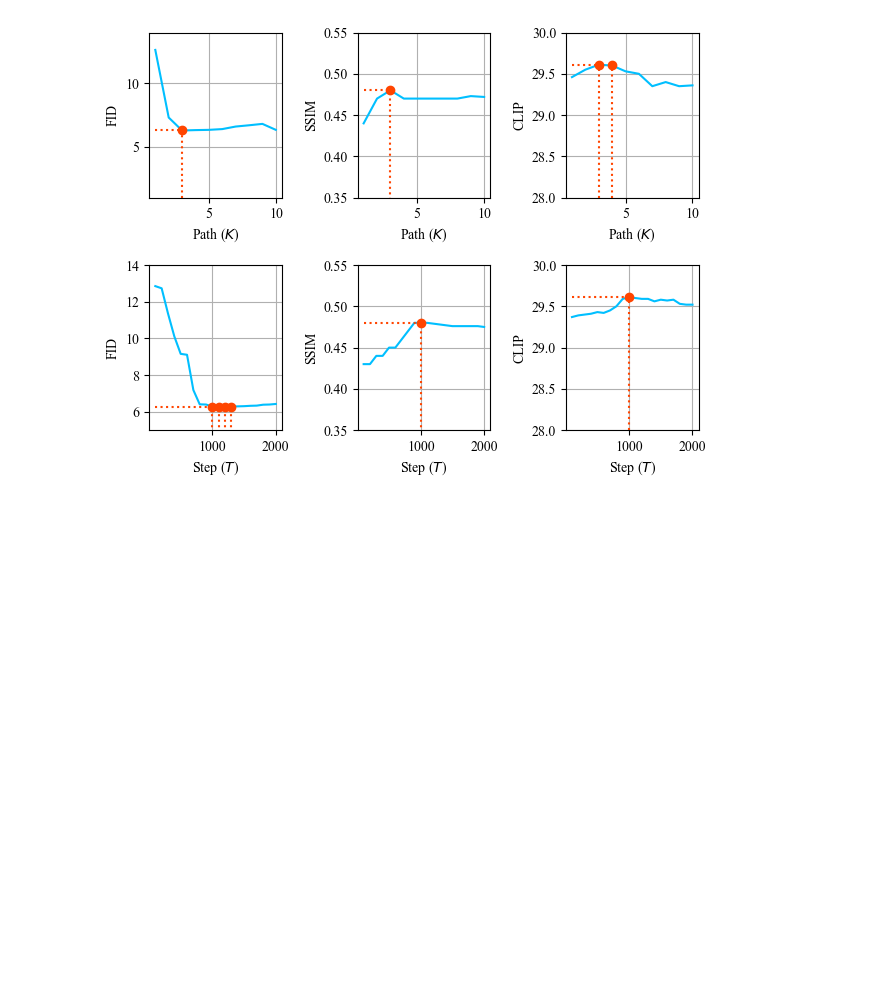
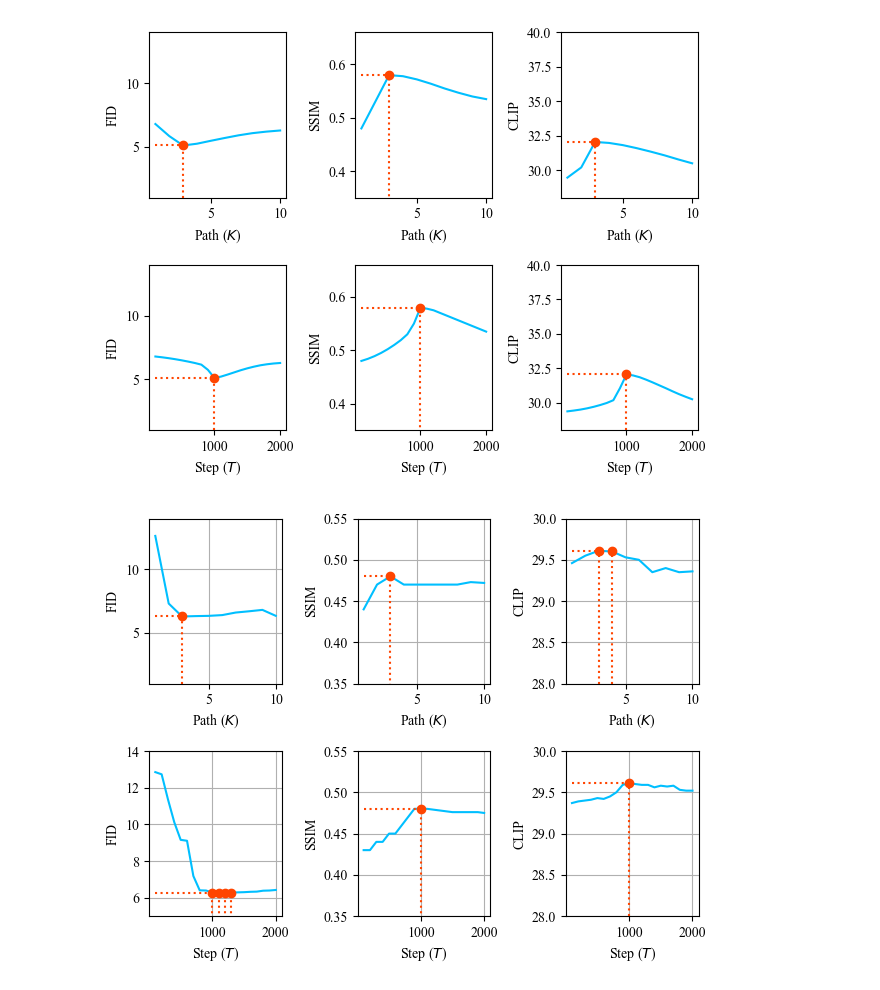
Before and after one commit to chinesebear/fuzzydiffusion, a Jupyter notebook: doc/param_analysis.ipynb, the cells around one changed output. Drawn from its saved outputs; the diff is of its cells as text; code cells hidden in the pictures; blank space fills up the shorter version.

```diff
--- a/doc/param_analysis.ipynb
+++ b/doc/param_analysis.ipynb
@@ -5,5 +5,105 @@ fm.fontManager.addfont('/usr/share/fonts/truetype/times.ttf')
 import matplotlib.pyplot as plt
 plt.rc('font',family='Times New Roman')
+# %%
+# CUB 200
+Path = [1,2,3,4,5,6,7,8,9,10]
+Rule = [100,200,300,400,500,600,700,800,900,1000,
+        1100,1200,1300,1400,1500,1600,1700,1800,1900,2000]
+FID = [6.80, 5.85, 5.11, 5.25, 5.48,
+       5.70, 5.91, 6.08, 6.20, 6.29]
+
+SSIM = [0.480, 0.530, 0.580, 0.578, 0.572,
+        0.564, 0.555, 0.547, 0.540, 0.535]
+
+CLIP = [29.46, 30.20, 32.05, 31.98, 31.82,
+        31.60, 31.35, 31.08, 30.78, 30.50]
+
+
+FID2 = [6.80, 6.74, 6.67, 6.59, 6.50,
+        6.40, 6.29, 6.16, 5.75, 5.11,
+        5.22, 5.38, 5.55, 5.72, 5.87,
+        6.00, 6.11, 6.19, 6.25, 6.29]
+
+SSIM2 = [0.480, 0.484, 0.489, 0.495, 0.502,
+         0.510, 0.519, 0.530, 0.550, 0.580,
+         0.578, 0.575, 0.570, 0.565, 0.560,
+         0.555, 0.550, 0.545, 0.540, 0.535]
+
+CLIP2 = [29.37, 29.43, 29.50, 29.59, 29.70,
+         29.83, 29.98, 30.18, 31.05, 32.05,
+         31.98, 31.85, 31.67, 31.47, 31.26,
+         31.05, 30.83, 30.62, 30.43, 30.25]
+
+fig, ((ax1,ax2,ax3),(ax4,ax5,ax6)) = plt.subplots(2,3)
+
+lcolor='deepskyblue'
+pcolor='orangered'
+
+ax1.plot(Path, FID, label="FID", color=lcolor)
+ax1.plot([3],[5.11], marker = 'o',color=pcolor)
+ax1.plot([1, 3], [5.11, 5.11], c=pcolor, linestyle='dotted')
+ax1.plot([3, 3], [1.0, 5.11], c=pcolor, linestyle='dotted')
+ax1.set_xlabel('Path (${K}$)') #设置x轴名称 x label
+ax1.set_ylabel('FID') #设置y轴名称 y label
+ax1.set_ylim(1.0,14.0)
+# ax1.grid()
+
+ax2.plot(Path, SSIM, label="SSIM", color=lcolor)
+ax2.plot([3],[0.58], marker = 'o',color=pcolor)
+ax2.plot([1, 3], [0.58, 0.58], c=pcolor, linestyle='dotted')
+ax2.plot([3, 3], [0, 0.58], c=pcolor, linestyle='dotted')
+ax2.set_xlabel('Path (${K}$)') #设置x轴名称 x label
+ax2.set_ylabel('SSIM') #设置y轴名称 y label
+ax2.set_ylim(0.35,0.66)
+# ax2.grid()
+
+ax3.plot(Path, CLIP, label="CLIP", color=lcolor)
+ax3.plot([3],[32.05], marker = 'o',color=pcolor)
+ax3.plot([1, 3], [32.05, 32.05], c=pcolor, linestyle='dotted')
+ax3.plot([3, 3], [28,32.05], c=pcolor, linestyle='dotted')
+ax3.set_xlabel('Path (${K}$)') #设置x轴名称 x label
+ax3.set_ylabel('CLIP') #设置y轴名称 y label
+ax3.set_ylim(28,40)
+# ax3.grid()
+
+ax4.plot(Rule, FID2, label="FID", color=lcolor)
+ax4.plot([1000],[5.11], marker = 'o',color=pcolor)
+ax4.plot([100, 1000], [5.11, 5.11], c=pcolor, linestyle='dotted')
+ax4.plot([1000, 1000], [1.0, 5.11], c=pcolor, linestyle='dotted')
+ax4.set_xlabel('Step (${T}$)') #设置x轴名称 x label
+ax4.set_ylabel('FID') #设置y轴名称 y label
+ax4.set_ylim(1,14.0)
+# ax4.grid()
+
+ax5.plot(Rule, SSIM2, label="SSIM", color=lcolor)
+ax5.plot([1000],[0.58], marker = 'o',color=pcolor)
+ax5.plot([100, 1000], [0.58, 0.58], c=pcolor, linestyle='dotted')
+ax5.plot([1000, 1000], [0, 0.58], c=pcolor, linestyle='dotted')
+ax5.set_xlabel('Step (${T}$)') #设置x轴名称 x label
+ax5.set_ylabel('SSIM') #设置y轴名称 y label
+ax5.set_ylim(0.35,0.66)
+# ax5.grid()
+
+ax6.plot(Rule, CLIP2, label="CLIP", color=lcolor)
+ax6.plot([1000],[32.05], marker = 'o',color=pcolor)
+ax6.plot([100, 1000], [32.05, 32.05], c=pcolor, linestyle='dotted')
+ax6.plot([1000, 1000], [28, 32.05], c=pcolor, linestyle='dotted')
+ax6.set_xlabel('Step (${T}$)') #设置x轴名称 x label
+ax6.set_ylabel('CLIP') #设置y轴名称 y label
+ax6.set_ylim(28,40)
+# ax6.grid()
+
+
+# plt.legend()
+
+
+# plt.subplots_adjust(wspace =0.3, hspace =0.3)#调整子图间距 (0,1)
+plt.tight_layout()#调整整体空白
+plt.savefig("fig.Param Analysis cub.svg", format = "svg")
+plt.savefig("fig.Param Analysis cub.jpg", format = "jpg")
+plt.show()
+# %% [output]
+[figure, added]
 # %%
 # MS COCO
 Path = [1,2,3,4,5,6,7,8,9,10]
```
Also changed, not shown: parts of 1 cell of this notebook, 25 other files.
